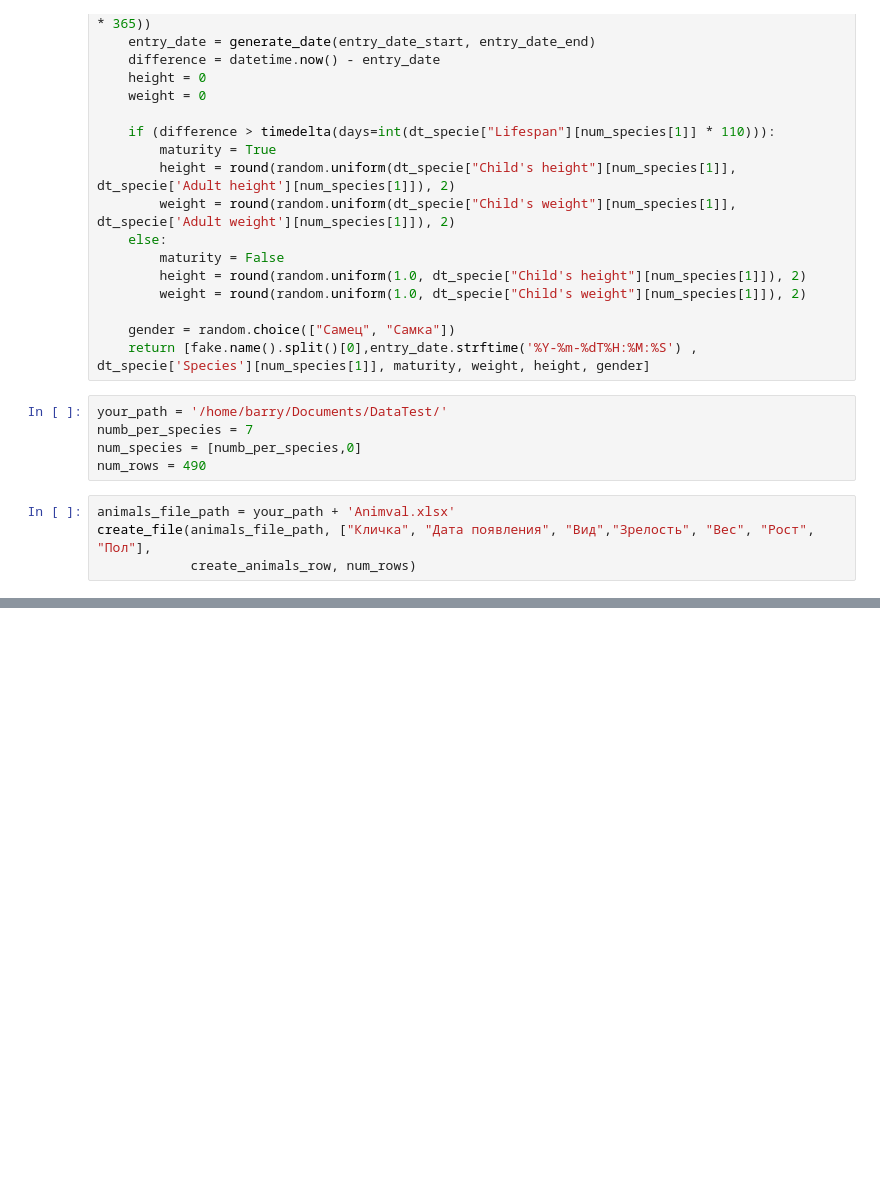
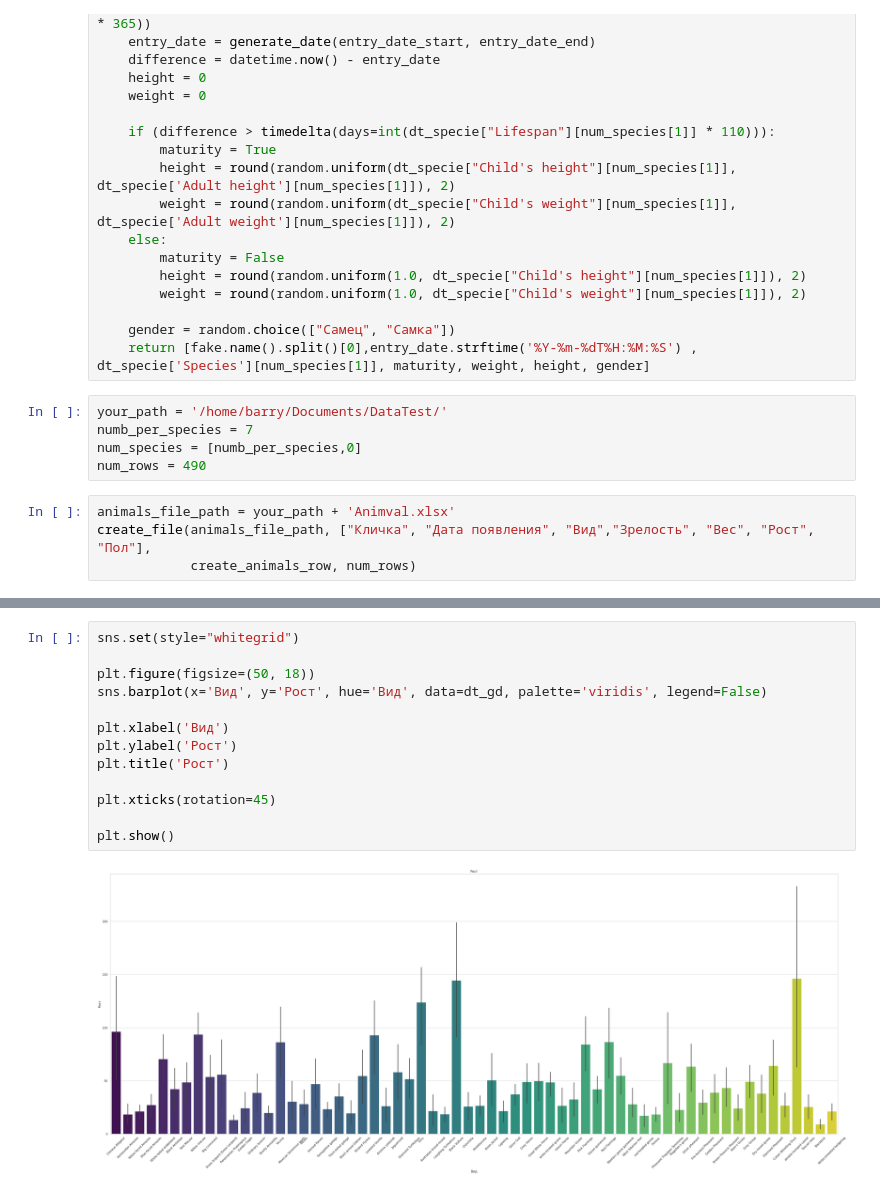
Before and after one commit to Iwonderfull/sorting, a Jupyter notebook: src/gas/GenerateData.ipynb, the cells around one changed output, grey strips where cells are left out. Cells and saved outputs as stored; diff of their text form; blank space fills up the shorter version.

```diff
--- a/src/gas/GenerateData.ipynb
+++ b/src/gas/GenerateData.ipynb
@@ -147,3 +148,18 @@ dt_gd.describe()
+# %%
+sns.set(style="whitegrid")
+
+plt.figure(figsize=(50, 18))
+sns.barplot(x='Вид', y='Рост', hue='Вид', data=dt_gd, palette='viridis', legend=False)
+
+plt.xlabel('Вид')
+plt.ylabel('Рост')
+plt.title('Рост')
+
+plt.xticks(rotation=45)
+
+plt.show()
+# %% [output]
+[figure, added]
 # %%
 mature_counts = dt_gd['Зрелость'].value_counts()
 
```
Also changed, not shown: parts of 8 cells of this notebook, 1 other file.
